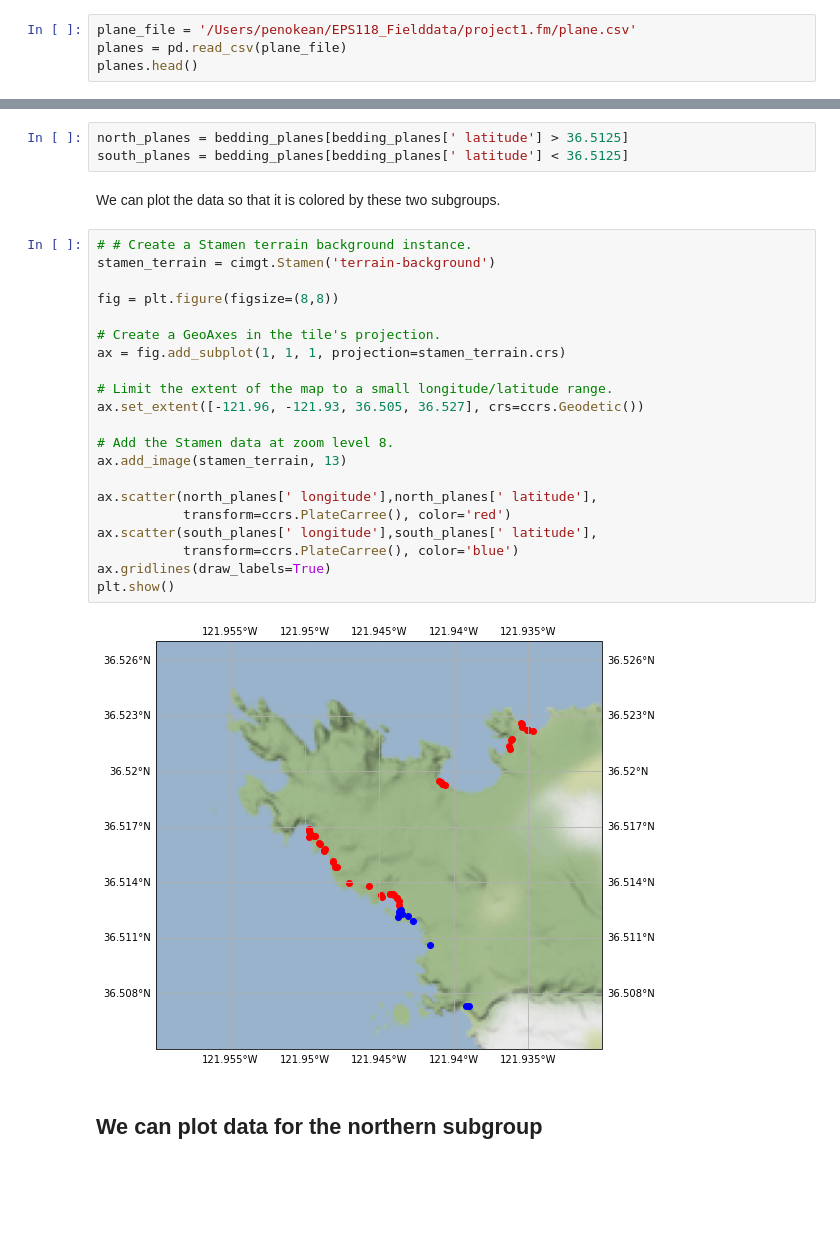
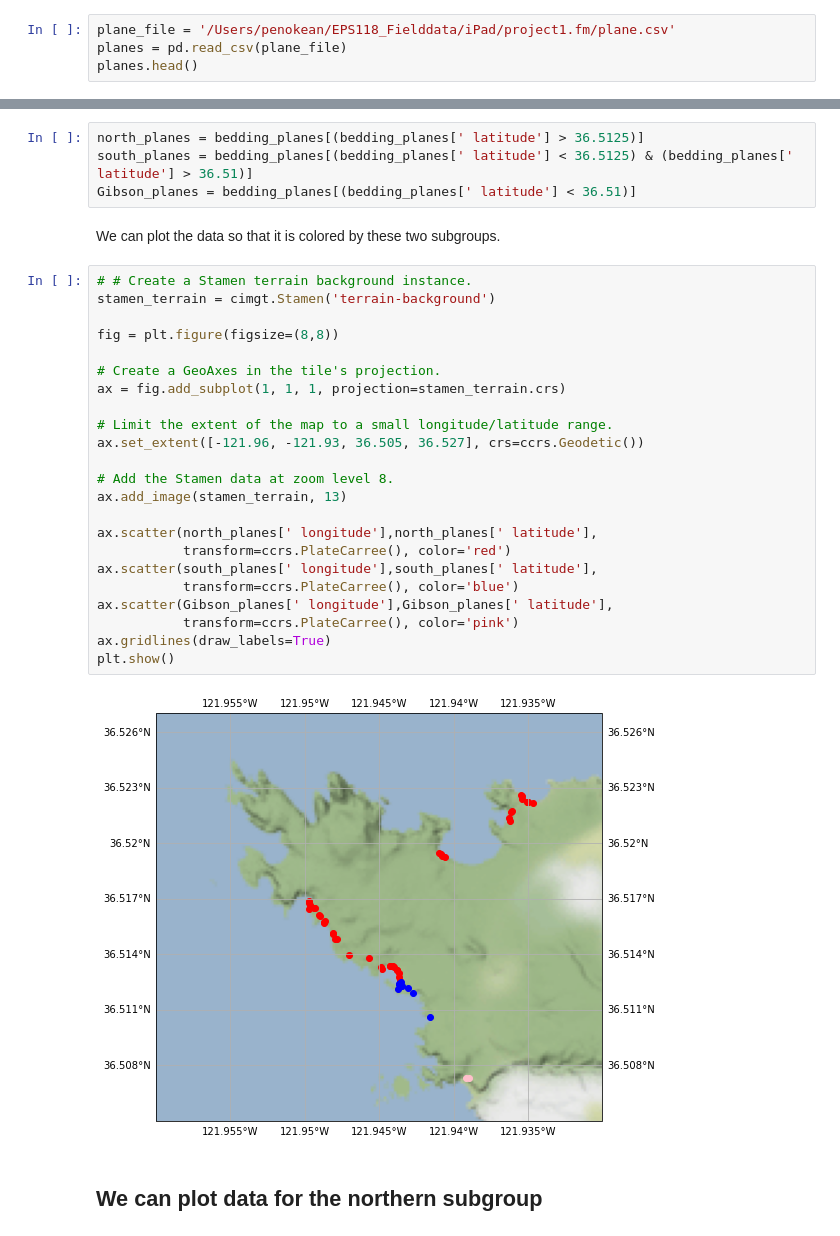
Before and after one commit to Swanson-Hysell/2022_EPS118, a Jupyter notebook: stereonet_bedding.ipynb, the cells around one changed output, grey strips where cells are left out. Cells and saved outputs as stored; diff of their text form; blank space fills up the shorter version.

````diff
--- a/stereonet_bedding.ipynb
+++ b/stereonet_bedding.ipynb
@@ -42,7 +42,7 @@ plt.show()
 
 Replace the path for ```plane_file``` here with the path to your plane.csv file. The code imports the data into a Pandas dataframe which is a useful way to manipulate the data.
 # %%
-plane_file = '/Users/penokean/EPS118_Fielddata/project1.fm/plane.csv'
+plane_file = '/Users/penokean/EPS118_Fielddata/iPad/project1.fm/plane.csv'
 planes = pd.read_csv(plane_file)
 planes.head()
 # %% [output]
@@ -132,33 +132,36 @@ plt.show()
 # %% [markdown]
 Often it makes sense to group data by subregion. The code below splits the data based on latitude
 # %%
-north_planes = bedding_planes[bedding_planes[' latitude'] > 36.5125]
-south_planes = bedding_planes[bedding_planes[' latitude'] < 36.5125]
+north_planes = bedding_planes[(bedding_planes[' latitude'] > 36.5125)]
+south_planes = bedding_planes[(bedding_planes[' latitude'] < 36.5125) & (bedding_planes[' latitude'] > 36.51)]
+Gibson_planes = bedding_planes[(bedding_planes[' latitude'] < 36.51)]
 # %% [markdown]
 We can plot the data so that it is colored by these two subgroups.
 # %%
 # # Create a Stamen terrain background instance.
 stamen_terrain = cimgt.Stamen('terrain-background')
 
 fig = plt.figure(figsize=(8,8))
 
 # Create a GeoAxes in the tile's projection.
 ax = fig.add_subplot(1, 1, 1, projection=stamen_terrain.crs)
 
 # Limit the extent of the map to a small longitude/latitude range.
 ax.set_extent([-121.96, -121.93, 36.505, 36.527], crs=ccrs.Geodetic())
 
 # Add the Stamen data at zoom level 8.
 ax.add_image(stamen_terrain, 13)
 
 ax.scatter(north_planes[' longitude'],north_planes[' latitude'],
            transform=ccrs.PlateCarree(), color='red')
 ax.scatter(south_planes[' longitude'],south_planes[' latitude'],
            transform=ccrs.PlateCarree(), color='blue')
+ax.scatter(Gibson_planes[' longitude'],Gibson_planes[' latitude'],
+           transform=ccrs.PlateCarree(), color='pink')
 ax.gridlines(draw_labels=True)
 plt.show()
 # %% [output]
-[figure, old version]
+[figure, new version]
 # %% [markdown]
 ## We can plot data for the northern subgroup
 # %%
````
Also changed, not shown: parts of 2 cells of this notebook.
